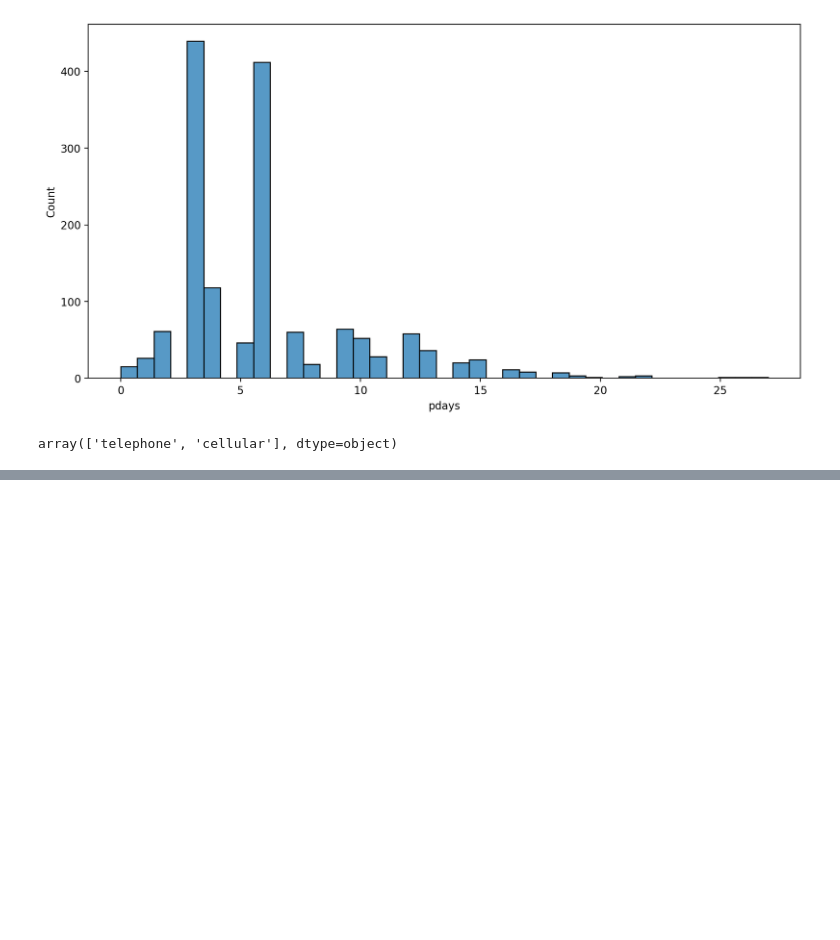
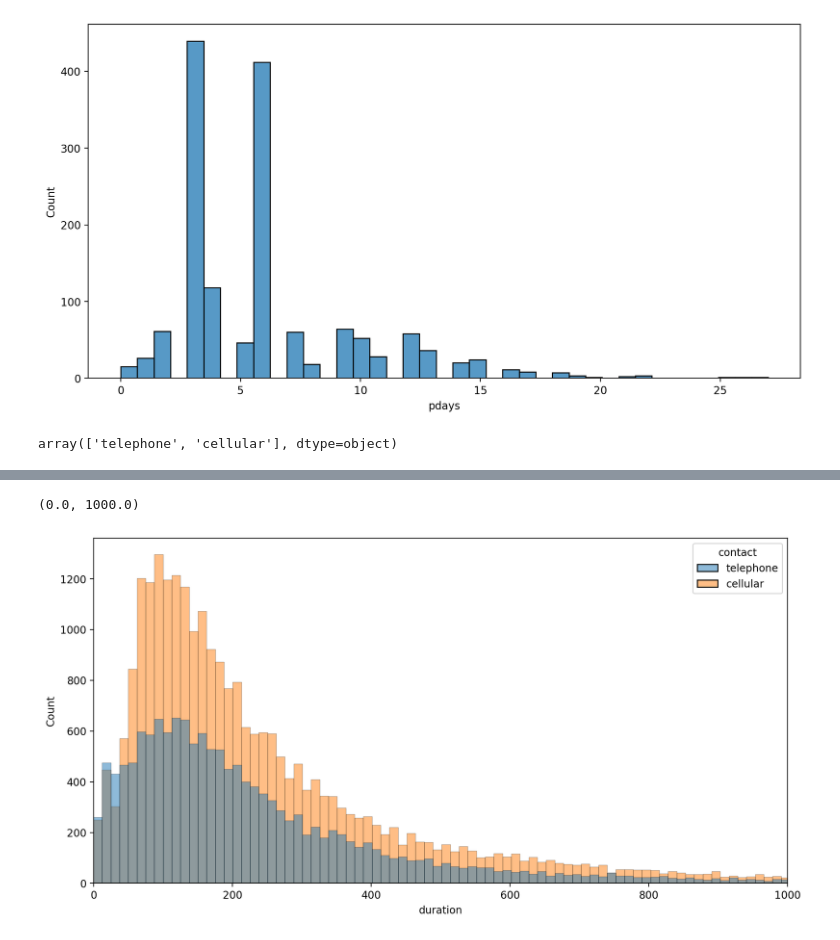
Before and after one commit to NadeemDin/ML-K-Means-Clustering, a Jupyter notebook: Clustering Notes.ipynb, the cells around one changed output, grey strips where cells are left out. Saved outputs shown, nothing was run; the diff lists cells and outputs as text; code cells hidden in the pictures; blank space fills up the shorter version.

```diff
--- a/Clustering Notes.ipynb
+++ b/Clustering Notes.ipynb
@@ -130,0 +146,7 @@ array(['telephone', 'cellular'], dtype=object)
+# %%
+plt.figure(figsize=(12,6),dpi=200)
+sns.histplot(data=df,x='duration',hue='contact')
+plt.xlim(0, 1000)
+# %% [output]
+(0.0, 1000.0)
+[figure, added]
```
Also changed, not shown: parts of 10 cells of this notebook.
